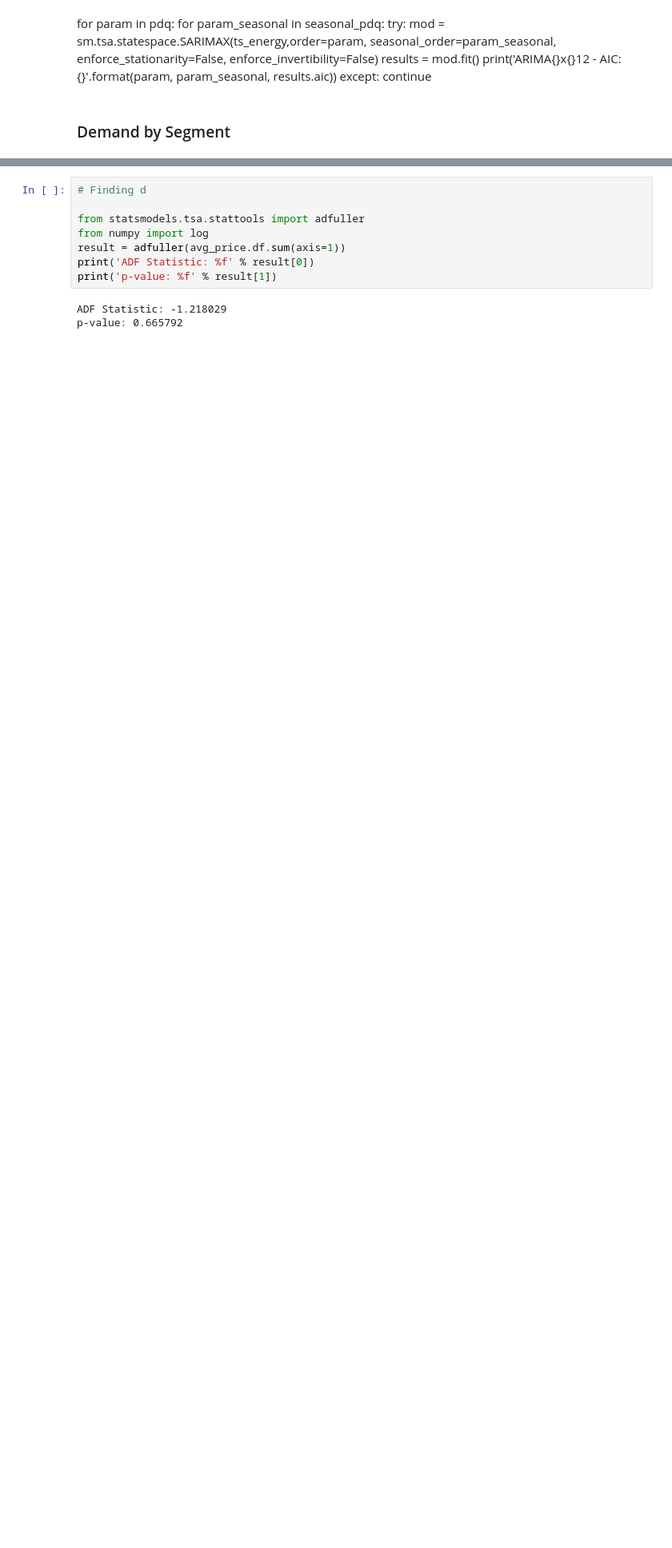
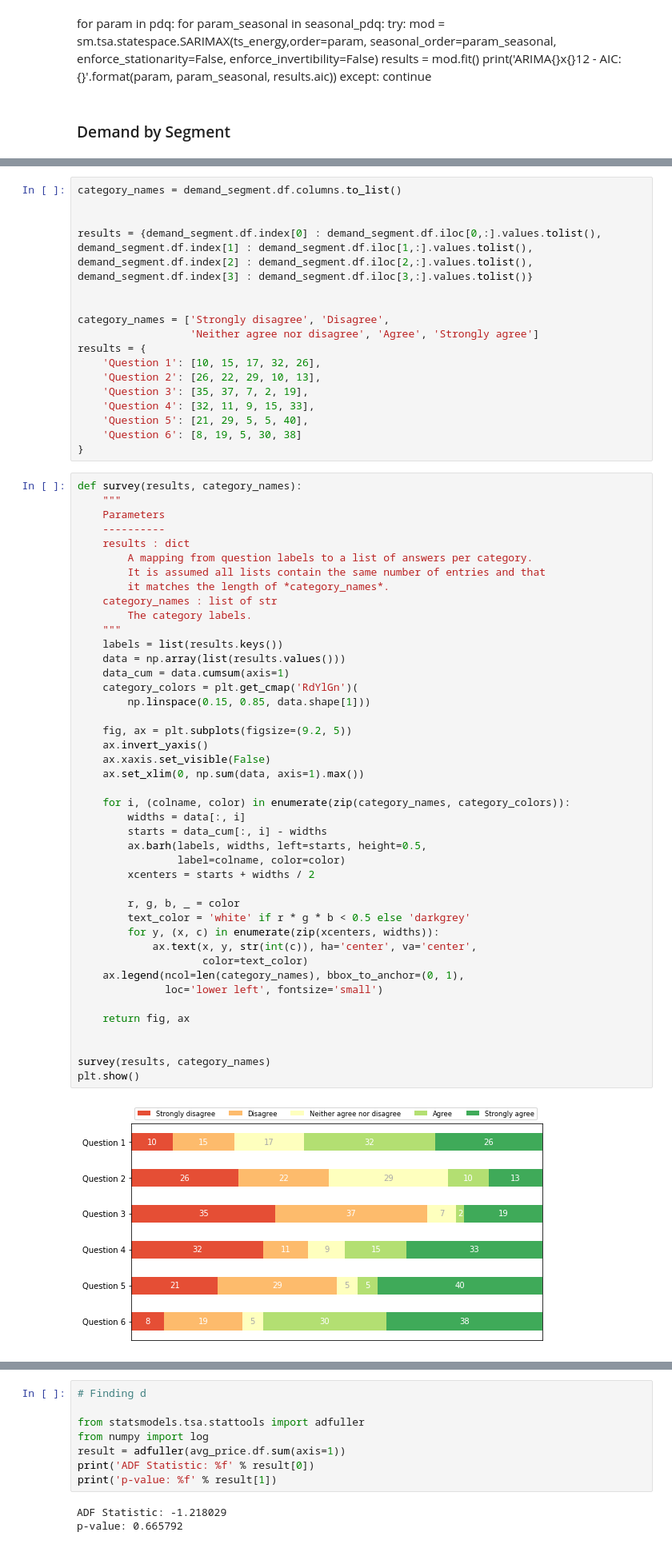
Before and after one commit to lauramsfernandes/BrazilianGasMarket, a Jupyter notebook: naturalGas_Forecast.ipynb, the cells around one changed output, grey strips where cells are left out. Shown at 80% size. Drawn from its saved outputs; the diff is of its cells as text; blank space fills up the shorter version.

```diff
--- a/naturalGas_Forecast.ipynb
+++ b/naturalGas_Forecast.ipynb
@@ -167,3 +186,68 @@ demand_segment.df
+# %%
+category_names = demand_segment.df.columns.to_list()
+
+
+results = {demand_segment.df.index[0] : demand_segment.df.iloc[0,:].values.tolist(),
+demand_segment.df.index[1] : demand_segment.df.iloc[1,:].values.tolist(),
+demand_segment.df.index[2] : demand_segment.df.iloc[2,:].values.tolist(),
+demand_segment.df.index[3] : demand_segment.df.iloc[3,:].values.tolist()}
+
+
+category_names = ['Strongly disagree', 'Disagree',
+                  'Neither agree nor disagree', 'Agree', 'Strongly agree']
+results = {
+    'Question 1': [10, 15, 17, 32, 26],
+    'Question 2': [26, 22, 29, 10, 13],
+    'Question 3': [35, 37, 7, 2, 19],
+    'Question 4': [32, 11, 9, 15, 33],
+    'Question 5': [21, 29, 5, 5, 40],
+    'Question 6': [8, 19, 5, 30, 38]
+}
+# %%
+def survey(results, category_names):
+    """
+    Parameters
+    ----------
+    results : dict
+        A mapping from question labels to a list of answers per category.
+        It is assumed all lists contain the same number of entries and that
+        it matches the length of *category_names*.
+    category_names : list of str
+        The category labels.
+    """
+    labels = list(results.keys())
+    data = np.array(list(results.values()))
+    data_cum = data.cumsum(axis=1)
+    category_colors = plt.get_cmap('RdYlGn')(
+        np.linspace(0.15, 0.85, data.shape[1]))
+
+    fig, ax = plt.subplots(figsize=(9.2, 5))
+    ax.invert_yaxis()
+    ax.xaxis.set_visible(False)
+    ax.set_xlim(0, np.sum(data, axis=1).max())
+
+    for i, (colname, color) in enumerate(zip(category_names, category_colors)):
+        widths = data[:, i]
+        starts = data_cum[:, i] - widths
+        ax.barh(labels, widths, left=starts, height=0.5,
+                label=colname, color=color)
+        xcenters = starts + widths / 2
+
+        r, g, b, _ = color
+        text_color = 'white' if r * g * b < 0.5 else 'darkgrey'
+        for y, (x, c) in enumerate(zip(xcenters, widths)):
+            ax.text(x, y, str(int(c)), ha='center', va='center',
+                    color=text_color)
+    ax.legend(ncol=len(category_names), bbox_to_anchor=(0, 1),
+              loc='lower left', fontsize='small')
+
+    return fig, ax
+
+
+survey(results, category_names)
+plt.show()
+# %% [output]
+[figure, added]
 # %% [markdown]
 ## ARIMA MODEL
 
```
Also changed, not shown: parts of 4 cells of this notebook, 4 other files.
